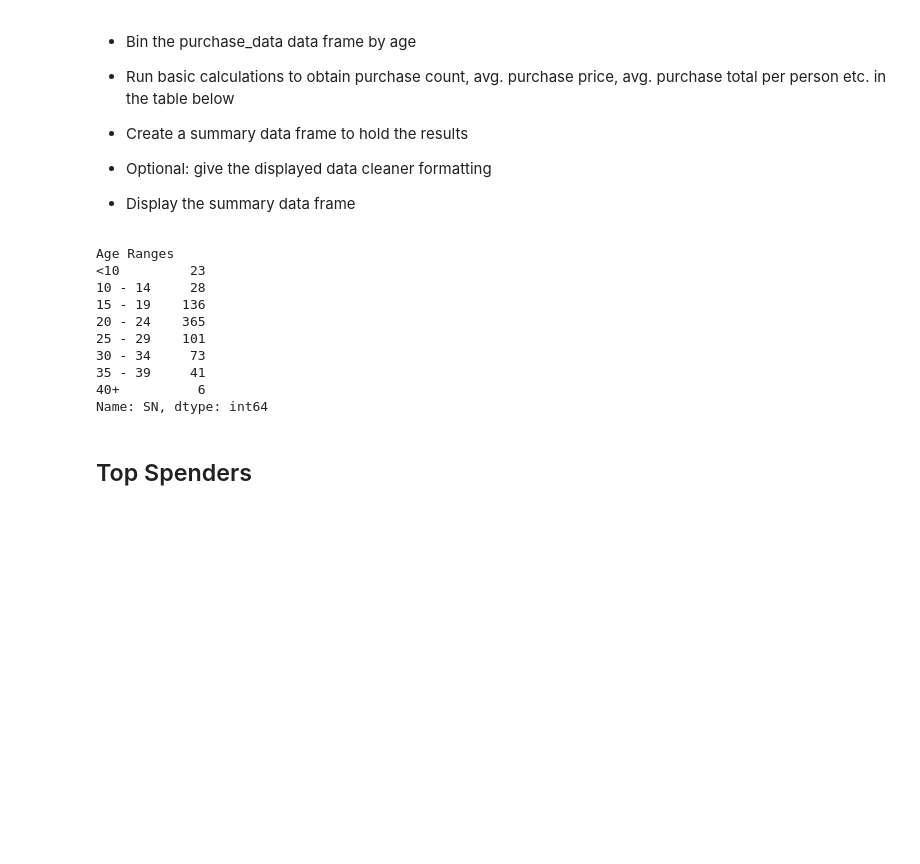
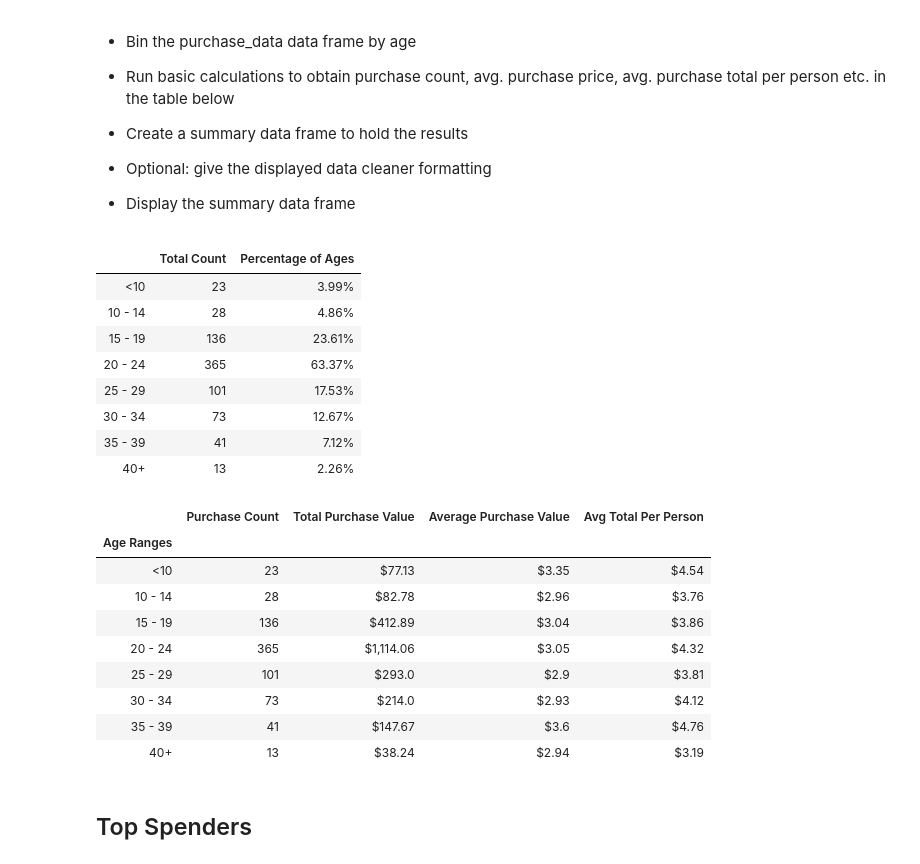
Before and after one commit to adamafridi/pandas-challenge, a Jupyter notebook: HeroesofPymoli/HeroesOfPymoli_starter.ipynb, the cells around one changed output. Cells and saved outputs as stored; diff of their text form; code cells hidden in the pictures; blank space fills up the shorter version.

```diff
--- a/HeroesofPymoli/HeroesOfPymoli_starter.ipynb
+++ b/HeroesofPymoli/HeroesOfPymoli_starter.ipynb
@@ -211,0 +245,5 @@ purchase_data.max()
+# %%
+age_demo = pd.DataFrame({"Total Count":gender_df["Age Demographics"].value_counts()})
+age_demo["Percentage of Players"] = (age_demo["Total Count"]/age_demo["Total Count"].sum()).map("{:,.2%}".format)
+age_demo = age_demo.sort_index()
+age_demo
@@ -226,32 +274,56 @@ purchase_data.max()
 
 * Display the summary data frame
 # %%
-#Create bins to place age groups
-bins =[0,9,14.9,19.9, 24.9, 29.9, 34.9, 39.9, 40 ]
 
-# Create labels for these bins
-group_labels = ["<10", "10 - 14", "15 - 19", "20 - 24", "25 - 29", "30 - 34","35 - 39", "40+"]
+# Create bins to place age groups
+bins =[0,9,14.9,19.9, 24.9, 29.9, 34.9, 39.9, 110.9 ]
 
-# Slice the data and place it into bins
-purchase_data["Age Ranges"] = pd.cut(purchase_data["Age"], bins, labels=group_labels)
-purchase_data.head()
+# Create names for these bins
+group_names = ["<10", "10 - 14", "15 - 19", "20 - 24", "25 - 29", "30 - 34","35 - 39", "40+"]
 
-# Create a GroupBy object based upon "View Group"
-Age_group = purchase_data.groupby("Age Ranges")
+purchase_data["Age Ranges"] = pd.cut(purchase_data["Age"], bins, labels=group_names)
+purchase_data
 
-# Find how many rows fall into each bin
-print(Age_group["SN"].count())
+age_demographics_totals = purchase_data["Age Ranges"].value_counts()
+age_demographics_percents = age_demographics_totals/num_players
+age_demographics_totals
+age_demographics = pd.DataFrame({"Total Count": age_demographics_totals,"Percentage of Ages":age_demographics_percents})
+age_demographics["Percentage of Ages"] = age_demographics["Percentage of Ages"].map("{:,.2%}".format)
+
+age_demographics = age_demographics.sort_index()
+age_demographics
 # %% [output]
-Age Ranges
-<10         23
-10 - 14     28
-15 - 19    136
-20 - 24    365
-25 - 29    101
-30 - 34     73
-35 - 39     41
-40+          6
-Name: SN, dtype: int64
+|  | Total Count | Percentage of Ages |
+| <10 | 23 | 3.99% |
+| 10 - 14 | 28 | 4.86% |
+| 15 - 19 | 136 | 23.61% |
+| 20 - 24 | 365 | 63.37% |
+| 25 - 29 | 101 | 17.53% |
+| 30 - 34 | 73 | 12.67% |
+| 35 - 39 | 41 | 7.12% |
+| 40+ | 13 | 2.26% |
+# %%
+count_age = purchase_data.groupby(["Age Ranges"]).count()["Price"].rename("Purchase Count")
+total_age = purchase_data.groupby(["Age Ranges"]).sum()["Price"].rename("Total Purchase Value")
+mean_age = purchase_data.groupby(["Age Ranges"]).mean()["Price"].rename("Average Purchase Value")
+average_person = purchase_data.groupby(["Age Ranges"]).sum()["Price"]/age_demo["Total Count"].rename("Avg Total Per Person")
+age_demographics = pd.DataFrame({"Purchase Count":count_age,"Total Purchase Value": total_age,"Average Purchase Value":mean_age, "Avg Total Per Person":average_person})
+age_demographics["Total Purchase Value"] = age_demographics["Total Purchase Value"].map("${:,.8}".format)
+age_demographics["Average Purchase Value"] = age_demographics["Average Purchase Value"].map("${:,.3}".format)
+age_demographics["Avg Total Per Person"] = age_demographics["Avg Total Per Person"].map("${:,.3}".format)
+age_demographics = age_demographics.sort_index()
+age_demographics
+# %% [output]
+|  | Purchase Count | Total Purchase Value | Average Purchase Value | Avg Total Per Person |
+| Age Ranges |  |  |  |  |
+| <10 | 23 | $77.13 | $3.35 | $4.54 |
+| 10 - 14 | 28 | $82.78 | $2.96 | $3.76 |
+| 15 - 19 | 136 | $412.89 | $3.04 | $3.86 |
+| 20 - 24 | 365 | $1,114.06 | $3.05 | $4.32 |
+| 25 - 29 | 101 | $293.0 | $2.9 | $3.81 |
+| 30 - 34 | 73 | $214.0 | $2.93 | $4.12 |
+| 35 - 39 | 41 | $147.67 | $3.6 | $4.76 |
+| 40+ | 13 | $38.24 | $2.94 | $3.19 |
 # %% [markdown]
 ## Top Spenders
 # %% [markdown]
```
Also changed, not shown: parts of 13 cells of this notebook.
